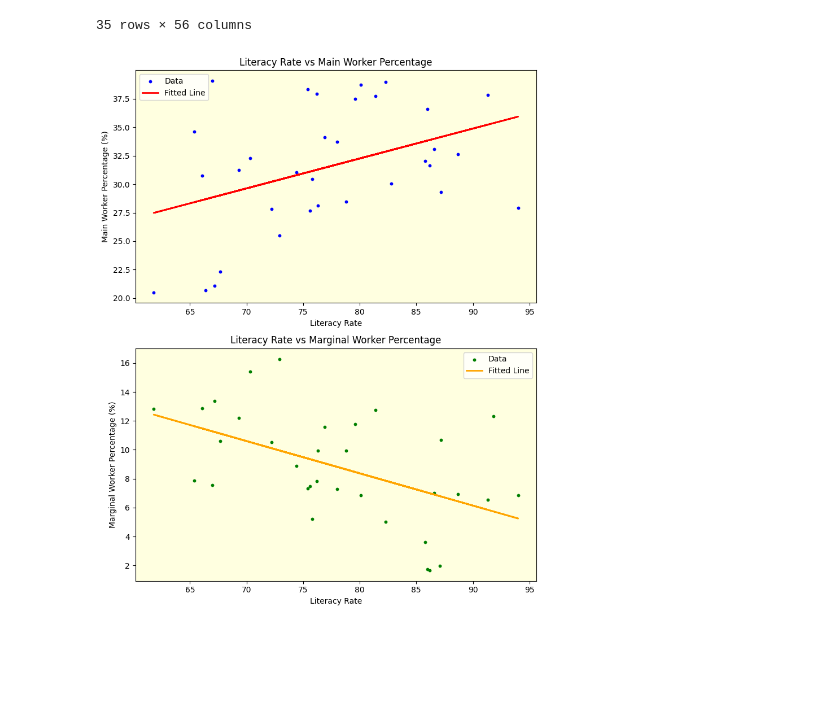
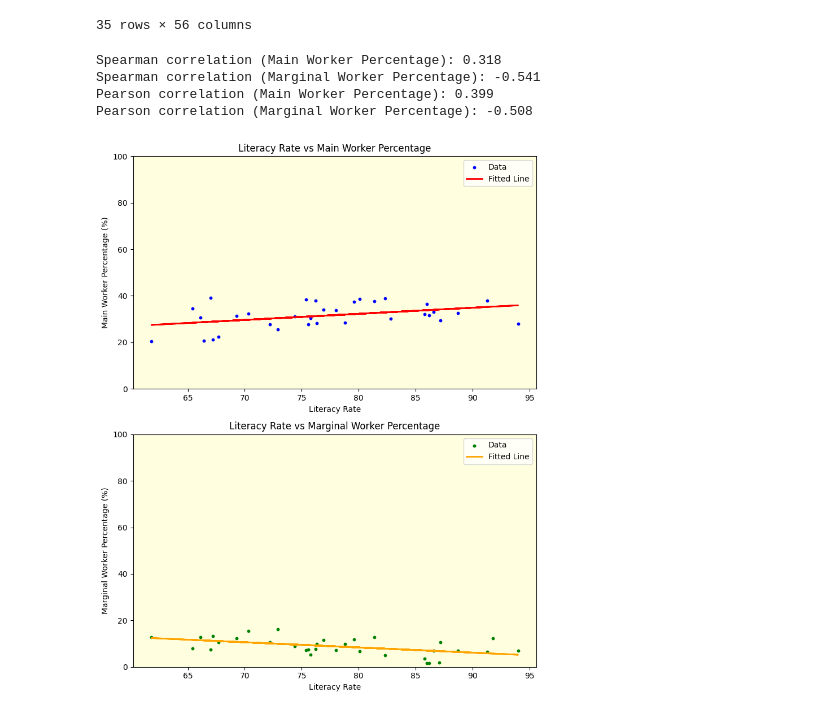
Before and after one commit to Shubham18024/Census_Analysis, a Jupyter notebook: Lehar&Yash/L0106.ipynb, the cells around one changed output. Cells and saved outputs as stored; diff of their text form; code cells hidden in the pictures; blank space fills up the shorter version.

```diff
--- a/Lehar&Yash/L0106.ipynb
+++ b/Lehar&Yash/L0106.ipynb
@@ -53,34 +53,57 @@ population_data_clean_marginal = population_data[~outliers_marginal]
 lm_marginal = sm.OLS.from_formula('marginal_worker_percentage ~ Literacy_rates', data=population_data_clean_marginal).fit()
 predicted_marginal = lm_marginal.predict(population_data_clean_marginal['Literacy_rates'])
 
+
+# Spearman correlation between Literacy_rates and main_worker_percentage
+spearman_main, _ = stats.spearmanr(population_data_clean_main['Literacy_rates'], population_data_clean_main['main_worker_percentage'])
+print(f"Spearman correlation (Main Worker Percentage): {spearman_main:.3f}")
+
+# Spearman correlation between Literacy_rates and marginal_worker_percentage
+spearman_marginal, _ = stats.spearmanr(population_data_clean_marginal['Literacy_rates'], population_data_clean_marginal['marginal_worker_percentage'])
+print(f"Spearman correlation (Marginal Worker Percentage): {spearman_marginal:.3f}")
+
+# Pearson correlation between Literacy_rates and main_worker_percentage
+pearson_main, _ = stats.pearsonr(population_data_clean_main['Literacy_rates'], population_data_clean_main['main_worker_percentage'])
+print(f"Pearson correlation (Main Worker Percentage): {pearson_main:.3f}")
+
+# Pearson correlation between Literacy_rates and marginal_worker_percentage
+pearson_marginal, _ = stats.pearsonr(population_data_clean_marginal['Literacy_rates'], population_data_clean_marginal['marginal_worker_percentage'])
+print(f"Pearson correlation (Marginal Worker Percentage): {pearson_marginal:.3f}")
+
 # Setting up plot area with two subplots
 fig, (ax1, ax2) = plt.subplots(2, 1, figsize=(8, 10))
 
 # Plot 1: Literacy rate vs Main Worker Percentage
 ax1.scatter(population_data_clean_main['Literacy_rates'], population_data_clean_main['main_worker_percentage'], color='blue', label='Data', s=10)
 ax1.plot(population_data_clean_main['Literacy_rates'], predicted_main, color='red', linewidth=2, label='Fitted Line')
 ax1.set_facecolor('lightyellow')
 ax1.set_title('Literacy Rate vs Main Worker Percentage')
 ax1.set_xlabel('Literacy Rate')
 ax1.set_ylabel('Main Worker Percentage (%)')
+ax1.set_ylim(0, 100)
 ax1.legend()
 
 # Plot 2: Literacy rate vs Marginal Worker Percentage
 ax2.scatter(population_data_clean_marginal['Literacy_rates'], population_data_clean_marginal['marginal_worker_percentage'], color='green', label='Data', s=10)
 ax2.plot(population_data_clean_marginal['Literacy_rates'], predicted_marginal, color='orange', linewidth=2, label='Fitted Line')
 ax2.set_facecolor('lightyellow')
 ax2.set_title('Literacy Rate vs Marginal Worker Percentage')
 ax2.set_xlabel('Literacy Rate')
 ax2.set_ylabel('Marginal Worker Percentage (%)')
+ax2.set_ylim(0, 100)
 ax2.legend()
 
 # Adjust layout
 plt.tight_layout()
 
 # Show plots
 plt.show()
 # %% [output]
+Spearman correlation (Main Worker Percentage): 0.318
+Spearman correlation (Marginal Worker Percentage): -0.541
+Pearson correlation (Main Worker Percentage): 0.399
+Pearson correlation (Marginal Worker Percentage): -0.508
-[figure, old version]
+[figure, new version]
 # %%
 # NOW, Plotting regression lines on a single plot
 plt.figure(figsize=(10, 6),facecolor='lightyellow')
```
Also changed, not shown: parts of 1 cell of this notebook.
